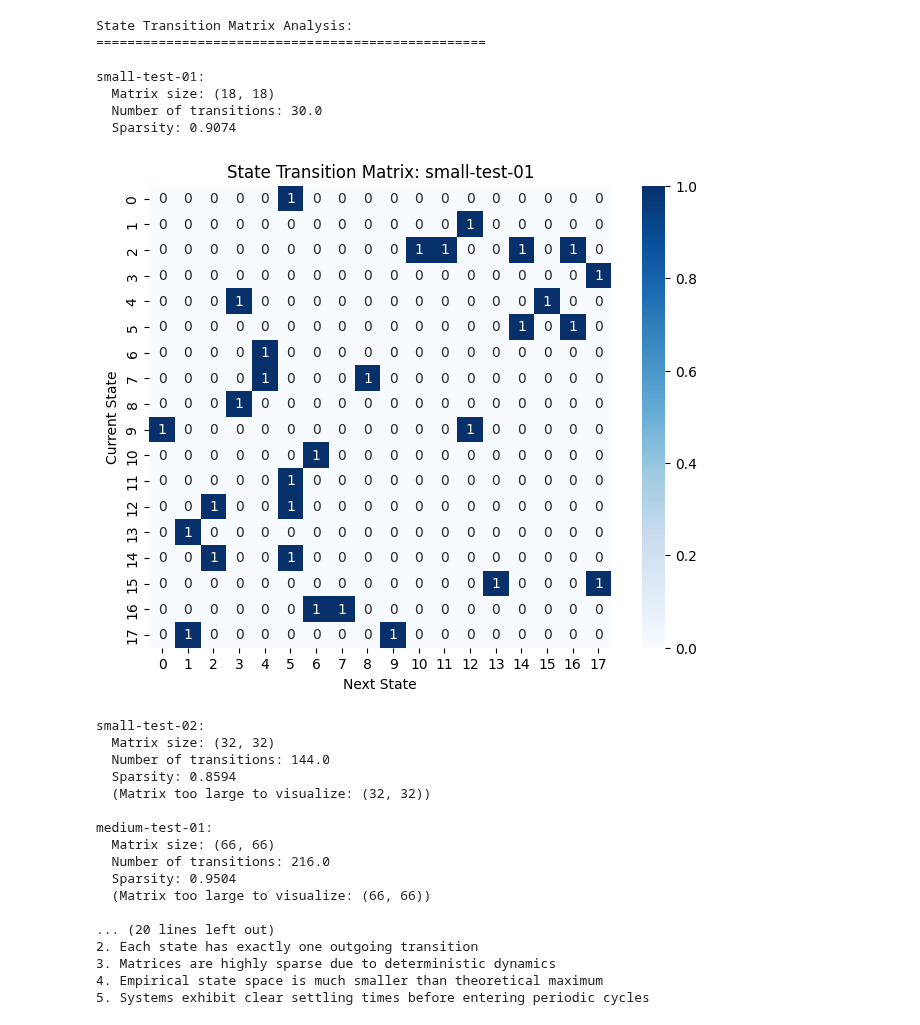
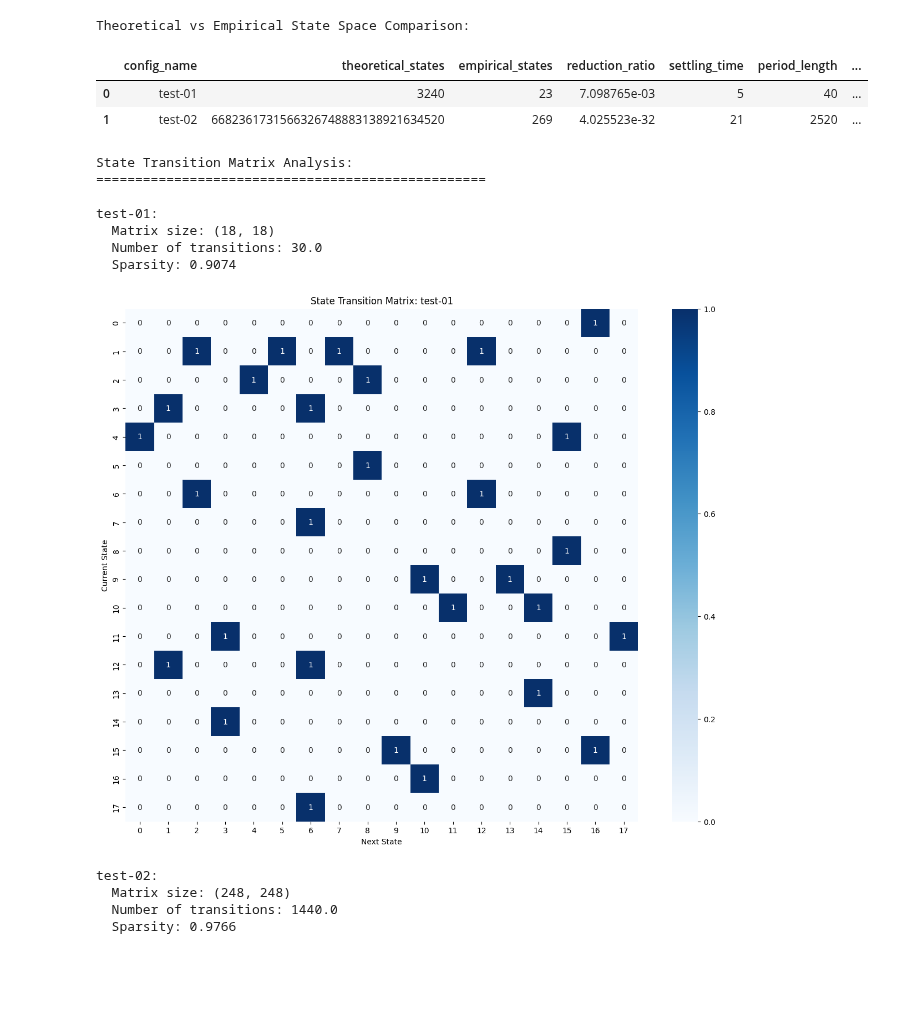
Before and after one commit to humemai/room-env, a Jupyter notebook: room-env-v3-convergence.ipynb, the cells around one changed output. Drawn from its saved outputs; the diff is of its cells as text; code cells hidden in the pictures; blank space fills up the shorter version.

```diff
--- a/room-env-v3-convergence.ipynb
+++ b/room-env-v3-convergence.ipynb
@@ -566,61 +402,50 @@ Average period length: 1356.7 steps
+# %%
+df_comparison = pd.DataFrame(comparison_results)
+print("\nTheoretical vs Empirical State Space Comparison:")
+df_comparison
+# %% [output]
+Theoretical vs Empirical State Space Comparison:
+|  | config_name | theoretical_states | empirical_states | reduction_ratio | settling_time | period_length | ... |
+| 0 | test-01 | 3240 | 23 | 7.098765e-03 | 5 | 40 | ... |
+| 1 | test-02 | 6682361731566326748883138921634520 | 269 | 4.025523e-32 | 21 | 2520 | ... |
 # %%
 # Analyze state transition matrices
 print("State Transition Matrix Analysis:")
 print("=" * 50)
 
 for i, result in enumerate(empirical_results):
     config_name = result['config_name']
     transition_matrix = result['transition_matrix']
 
     if transition_matrix is not None:
         print(f"\n{config_name}:")
         print(f"  Matrix size: {transition_matrix.shape}")
         print(f"  Number of transitions: {np.sum(transition_matrix)}")
         print(f"  Sparsity: {1 - np.count_nonzero(transition_matrix) / transition_matrix.size:.4f}")
 
-        # Visualize transition matrix for smaller configurations
-        if transition_matrix.shape[0] <= 20:
-            plt.figure(figsize=(8, 6))
-            sns.heatmap(transition_matrix, annot=True, cmap='Blues',
-                       fmt='g', square=True)
-            plt.title(f'State Transition Matrix: {config_name}')
-            plt.xlabel('Next State')
-            plt.ylabel('Current State')
-            plt.show()
-        else:
-            print(f"  (Matrix too large to visualize: {transition_matrix.shape})")
+        # # Visualize transition matrix for smaller configurations
+        # if transition_matrix.shape[0] <= 20:
+        plt.figure(figsize=(16, 12))
+        sns.heatmap(transition_matrix, annot=True, cmap='Blues',
+                    fmt='g', square=True)
+        plt.title(f'State Transition Matrix: {config_name}')
+        plt.xlabel('Next State')
+        plt.ylabel('Current State')
+        plt.show()
+        # else:
+        #     print(f"  (Matrix too large to visualize: {transition_matrix.shape})")
     else:
         print(f"\n{config_name}: No periodic behavior detected")
-
-print("\nKey Findings:")
-print("1. All transition matrices are deterministic (entries are 0 or 1)")
-print("2. Each state has exactly one outgoing transition")
-print("3. Matrices are highly sparse due to deterministic dynamics")
-print("4. Empirical state space is much smaller than theoretical maximum")
-print("5. Systems exhibit clear settling times before entering periodic cycles")
 # %% [output]
 State Transition Matrix Analysis:
 ==================================================
 
-small-test-01:
+test-01:
   Matrix size: (18, 18)
   Number of transitions: 30.0
   Sparsity: 0.9074
-[figure, old version]
+[figure, new version]
-small-test-02:
-  Matrix size: (32, 32)
-  Number of transitions: 144.0
-  Sparsity: 0.8594
-  (Matrix too large to visualize: (32, 32))
-
-medium-test-01:
-  Matrix size: (66, 66)
-  Number of transitions: 216.0
-  Sparsity: 0.9504
-  (Matrix too large to visualize: (66, 66))
-
-... (20 lines left out)
-2. Each state has exactly one outgoing transition
-3. Matrices are highly sparse due to deterministic dynamics
-4. Empirical state space is much smaller than theoretical maximum
-5. Systems exhibit clear settling times before entering periodic cycles
+test-02:
+  Matrix size: (248, 248)
+  Number of transitions: 1440.0
+  Sparsity: 0.9766
```
Also changed, not shown: parts of 8 cells of this notebook, 9 other files.
